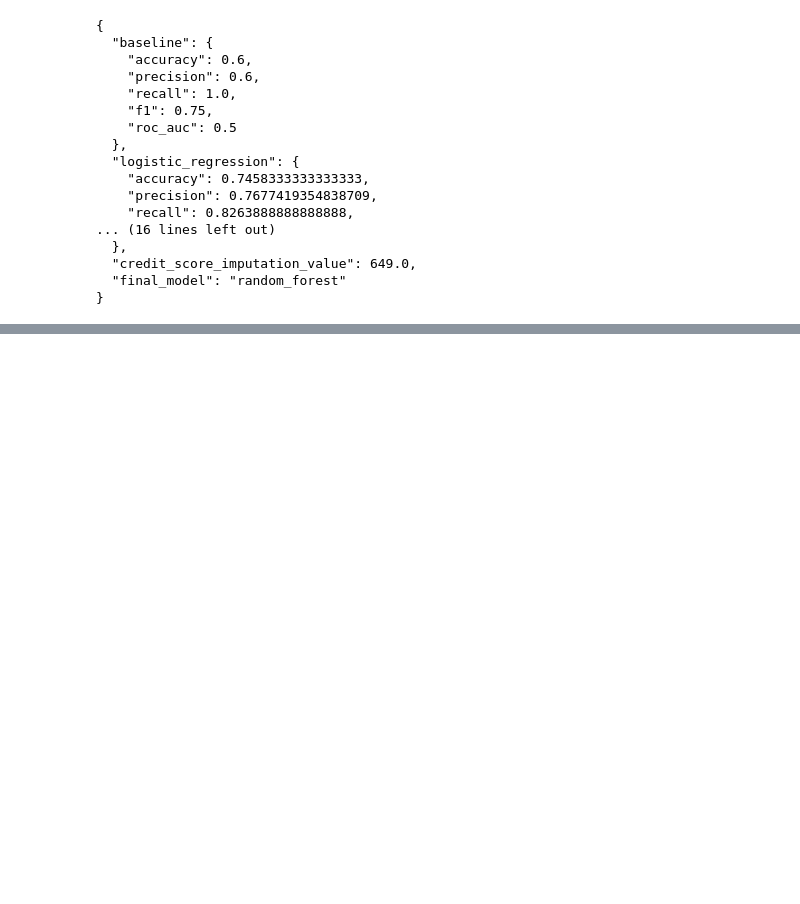
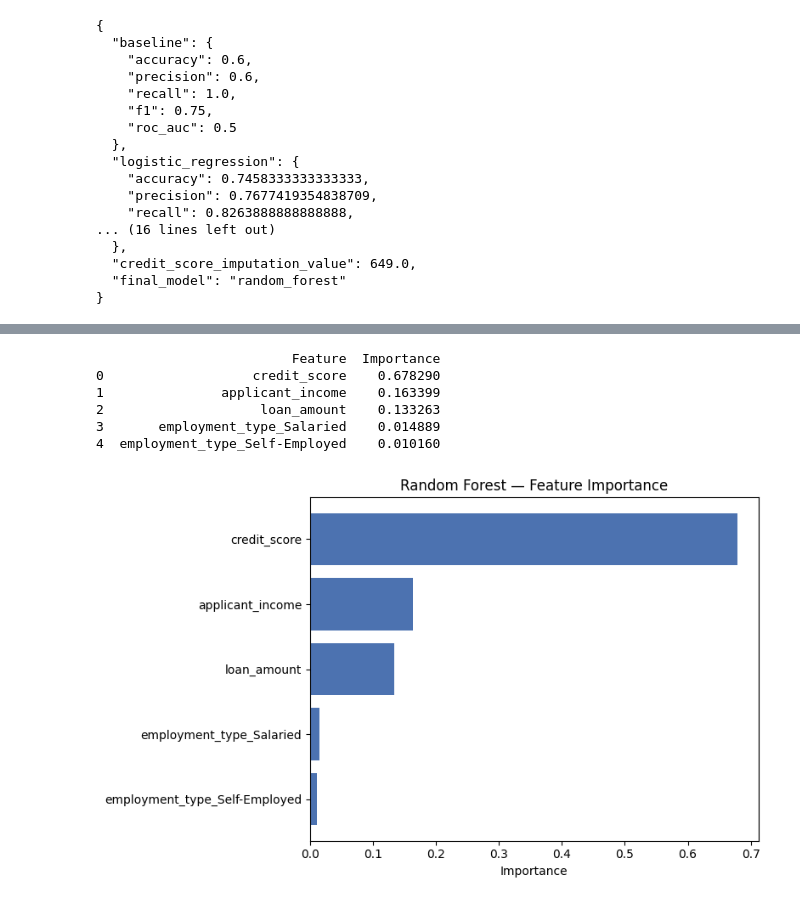
Before and after one commit to tashfeenejaz/Loan_Application_Assessment, a Jupyter notebook: Loan_Application.ipynb, the cells around one changed output, grey strips where cells are left out. Saved outputs shown, nothing was run; the diff lists cells and outputs as text; code cells hidden in the pictures; blank space fills up the shorter version.

Commit message:
Add hyperparameter tuning, feature importance, threshold tuning, and Gradient Boosting

```diff
--- a/Loan_Application.ipynb
+++ b/Loan_Application.ipynb
@@ -478,0 +483,22 @@ print(json.dumps(model_metrics, indent=2))
+# %%
+from sklearn.model_selection import GridSearchCV
+
+# Different combinations to try
+param_grid = {
+    'n_estimators': [50, 100, 200],
+    'max_depth': [3, 5, 7, None],
+    'min_samples_split': [2, 5, 10]
+}
+
+grid_search = GridSearchCV(
+    estimator=RandomForestClassifier(random_state=42),
+    param_grid=param_grid,
+    scoring='roc_auc',      # the metric on basis of which "best" will be decided
+    cv=5,                   # 5-fold cross-validation
+    n_jobs=-1                # use all cpu cores for fast processing
+)
+
+grid_search.fit(X_train, y_train)
+
+print(f"Best parameters: {grid_search.best_params_}")
+print(f"Best cross-validation ROC-AUC: {grid_search.best_score_:.3f}")
@@ -478,0 +522,26 @@ print(json.dumps(model_metrics, indent=2))
+# %%
+importances = rf_clf.feature_importances_
+feature_names = X_train.columns
+
+importance_df = pd.DataFrame({
+    'Feature': feature_names,
+    'Importance': importances
+}).sort_values('Importance', ascending=False)
+
+print(importance_df)
+
+fig, ax = plt.subplots(figsize=(8, 5))
+ax.barh(importance_df['Feature'], importance_df['Importance'], color='#4C72B0')
+ax.set_xlabel('Importance')
+ax.set_title('Random Forest — Feature Importance')
+ax.invert_yaxis()  # sabse important upar dikhe
+fig.tight_layout()
+plt.show()
+# %% [output]
+                         Feature  Importance
+0                   credit_score    0.678290
+1               applicant_income    0.163399
+2                    loan_amount    0.133263
+3       employment_type_Salaried    0.014889
+4  employment_type_Self-Employed    0.010160
+[figure, added]
```
Also changed, not shown: parts of 14 cells of this notebook.
